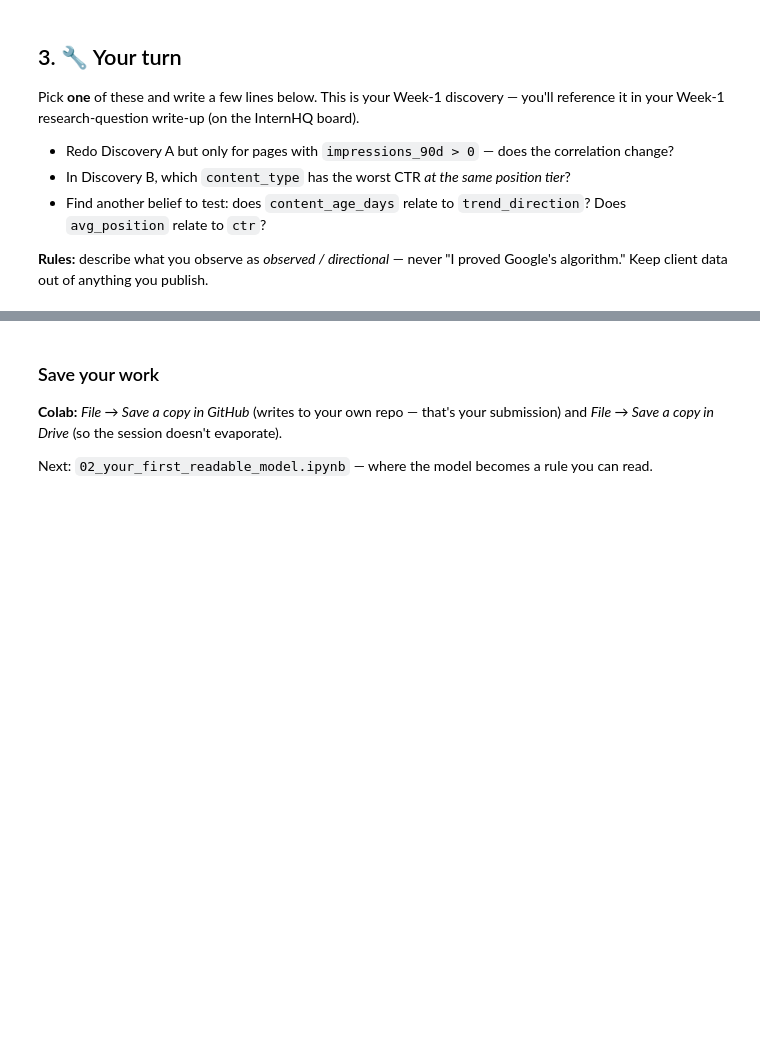
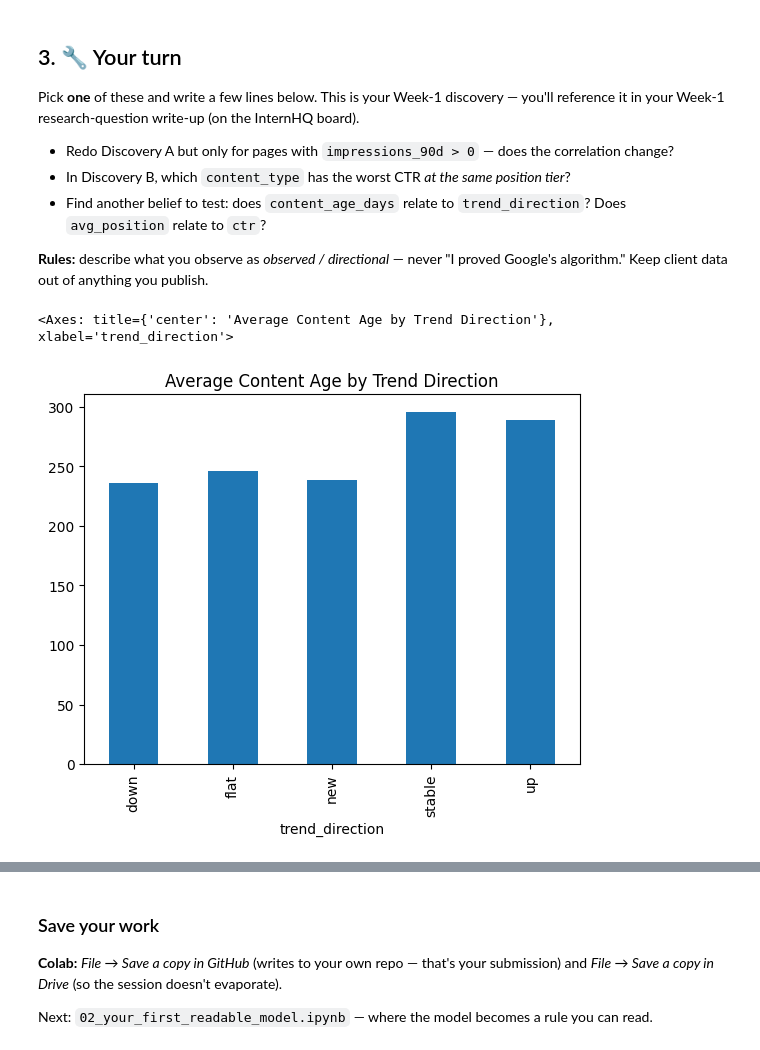
Before and after one commit to AshantiVilladiego/FlyRankAI-Internship-Starter, a Jupyter notebook: notebooks/01_first_look_and_discovery.ipynb, the cells around one changed output, grey strips where cells are left out. Saved outputs shown, nothing was run; the diff lists cells and outputs as text; code cells hidden in the pictures; blank space fills up the shorter version.

```diff
--- a/notebooks/01_first_look_and_discovery.ipynb
+++ b/notebooks/01_first_look_and_discovery.ipynb
@@ -99,3 +153,7 @@ Pick **one** of these and write a few lines below. This is your Week-1 discovery
 **Rules:** describe what you observe as *observed / directional* — never "I proved Google's algorithm." Keep client data out of anything you publish.
 # %%
 # Your discovery here
+df.groupby('trend_direction')['content_age_days'].mean().plot(kind='bar', title='Average Content Age by Trend Direction')
+# %% [output]
+<Axes: title={'center': 'Average Content Age by Trend Direction'}, xlabel='trend_direction'>
+[figure, added]
```
Also changed, not shown: parts of 8 cells of this notebook.
